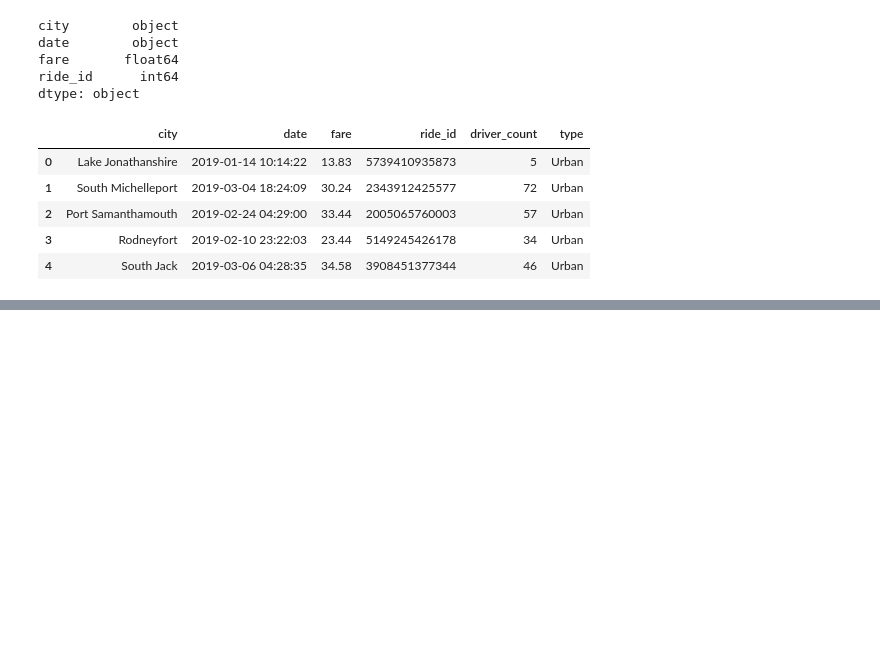
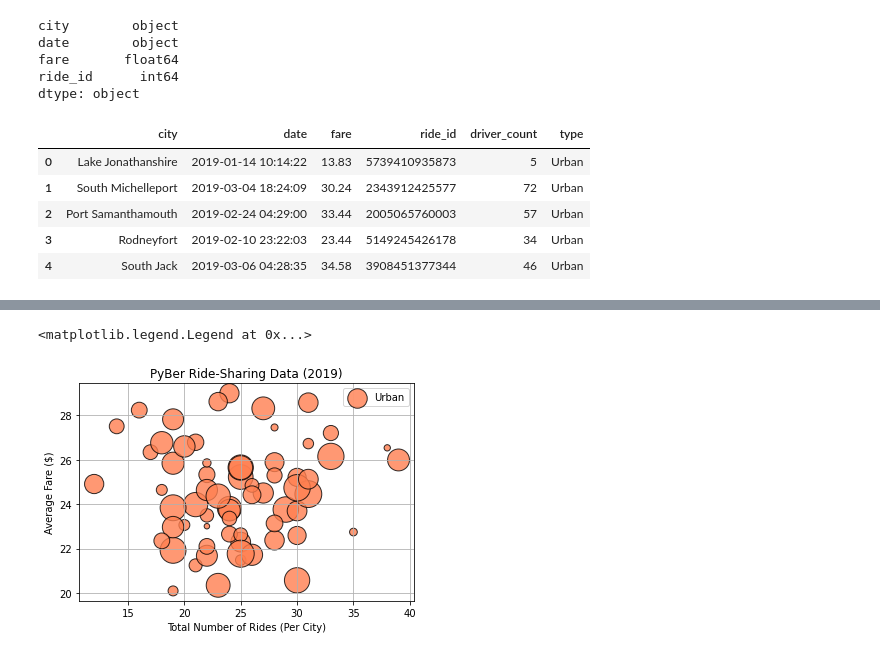
Before and after one commit to mcwatts88/PyBer_Analysis, a Jupyter notebook: PyBer.ipynb, the cells around one changed output, grey strips where cells are left out. Saved outputs shown, nothing was run; the diff lists cells and outputs as text; code cells hidden in the pictures; blank space fills up the shorter version.

Commit message:
Scatter plot analysis added

```diff
--- a/PyBer.ipynb
+++ b/PyBer.ipynb
@@ -122,0 +150,48 @@ pyber_data_df.head()
+# %%
+# Get the number of rides
+
+urban_ride_count = urban_cities_df.groupby(["city"]).count()["ride_id"]
+
+suburban_ride_count = suburban_cities_df.groupby(["city"]).count()["ride_id"]
+
+rural_ride_count = rural_cities_df.groupby(["city"]).count()["ride_id"]
+# %%
+# Get the average fare for each city
+
+urban_avg_fare = urban_cities_df.groupby(["city"]).mean()["fare"]
+
+suburban_avg_fare = suburban_cities_df.groupby(["city"]).mean()["fare"]
+
+rural_avg_fare = rural_cities_df.groupby(["city"]).mean()["fare"]
+# %%
+# Get the average number of drivers for each city
+
+urban_driver_count = urban_cities_df.groupby(["city"]).mean()["driver_count"]
+
+suburban_driver_count = suburban_cities_df.groupby(["city"]).mean()["driver_count"]
+
+rural_driver_count = rural_cities_df.groupby(["city"]).mean()["driver_count"]
+# %%
+# Urban Scatter Plot
+
+plt.scatter(urban_ride_count,
+            urban_avg_fare,
+            s=10*urban_driver_count,
+            c="coral",
+            edgecolor="black",
+            linewidth=1,
+            alpha=0.8,
+            label="Urban")
+
+plt.title("PyBer Ride-Sharing Data (2019)")
+
+plt.ylabel("Average Fare ($)")
+
+plt.xlabel("Total Number of Rides (Per City)")
+
+plt.grid(True)
+
+plt.legend()
+# %% [output]
+<matplotlib.legend.Legend at 0x...>
+[figure, added]
```
Also changed, not shown: parts of 5 cells of this notebook, 2 other files.
